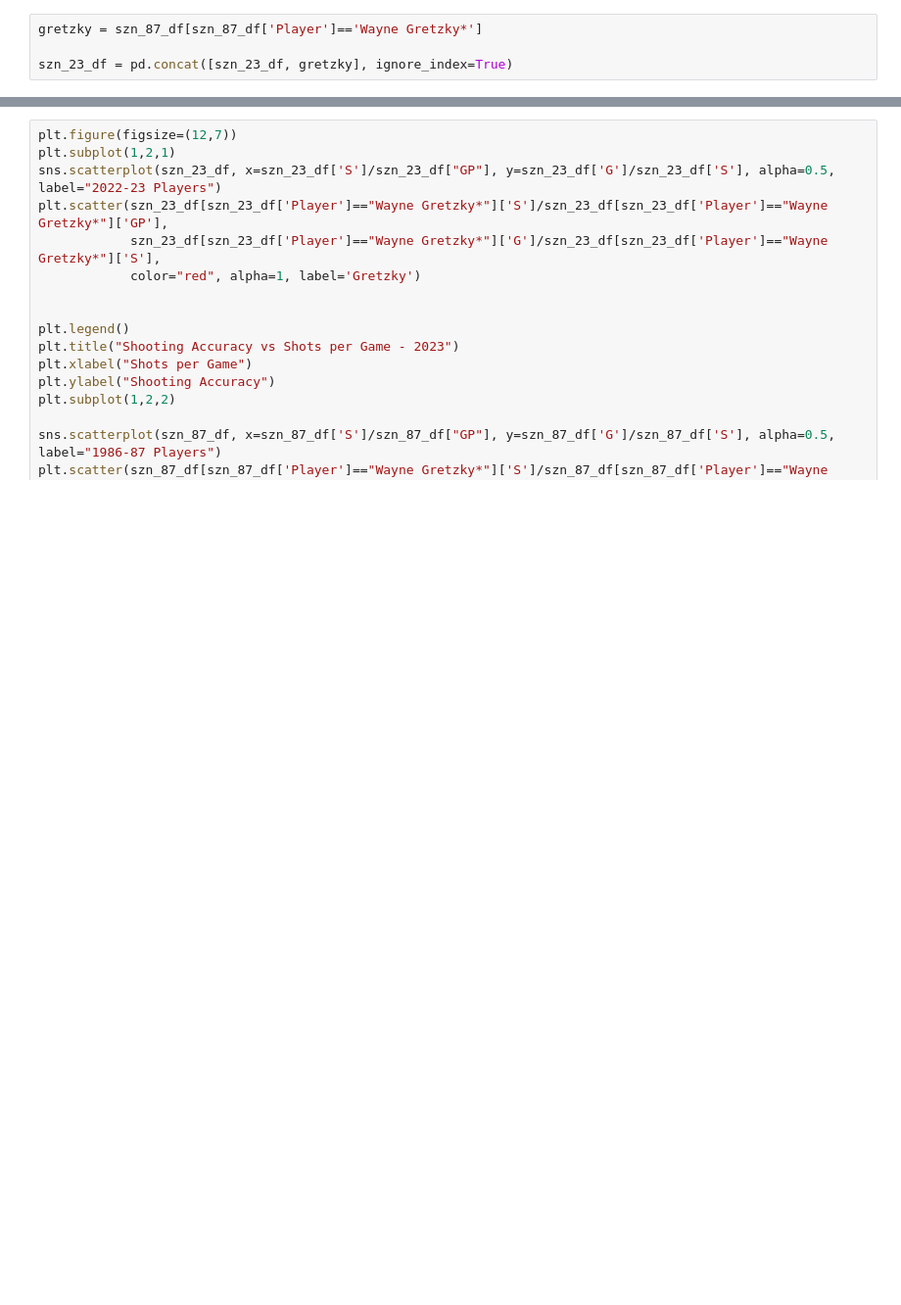
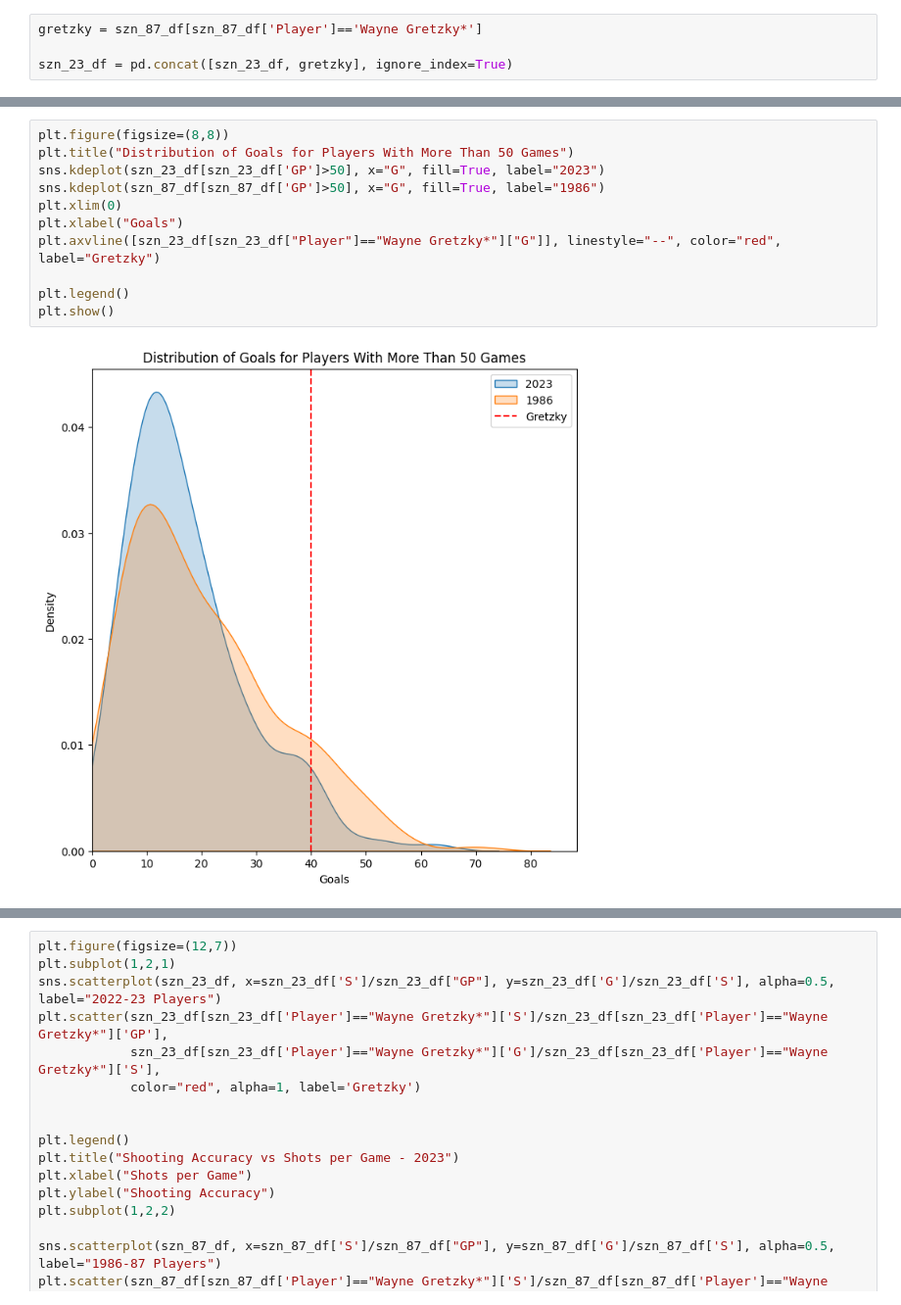
Before and after one commit to philbeet/How-Great-was-The-Great-One, a Jupyter notebook: main.ipynb, the cells around one changed output, grey strips where cells are left out. Shown at 98% size. Drawn from its saved outputs; the diff is of its cells as text; blank space fills up the shorter version.

```diff
--- a/main.ipynb
+++ b/main.ipynb
@@ -382,0 +390,13 @@ Shooting accuracy
+# %%
+plt.figure(figsize=(8,8))
+plt.title("Distribution of Goals for Players With More Than 50 Games")
+sns.kdeplot(szn_23_df[szn_23_df['GP']>50], x="G", fill=True, label="2023")
+sns.kdeplot(szn_87_df[szn_87_df['GP']>50], x="G", fill=True, label="1986")
+plt.xlim(0)
+plt.xlabel("Goals")
+plt.axvline([szn_23_df[szn_23_df["Player"]=="Wayne Gretzky*"]["G"]], linestyle="--", color="red", label="Gretzky")
+
+plt.legend()
+plt.show()
+# %% [output]
+[figure, added]
```
Also changed, not shown: parts of 14 cells of this notebook.
